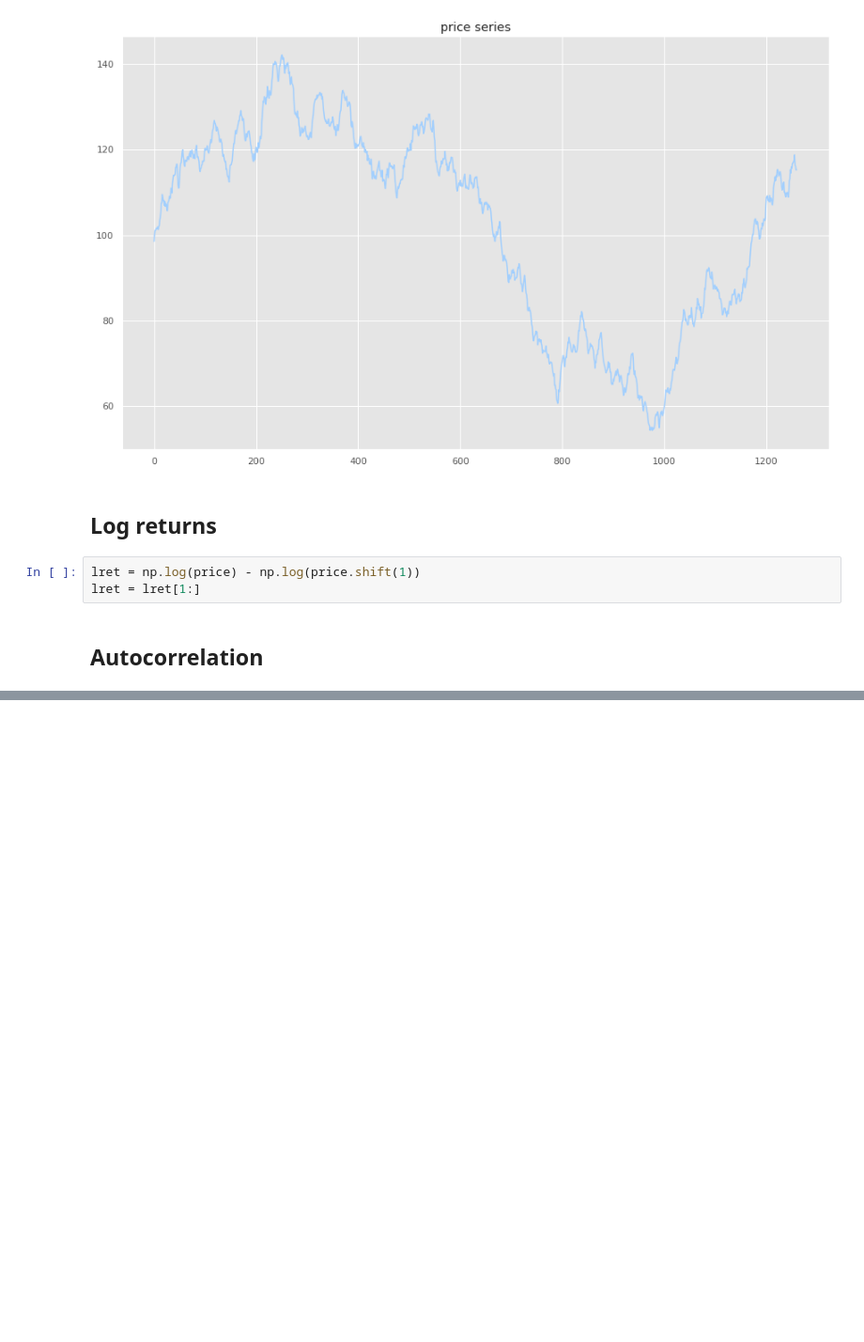
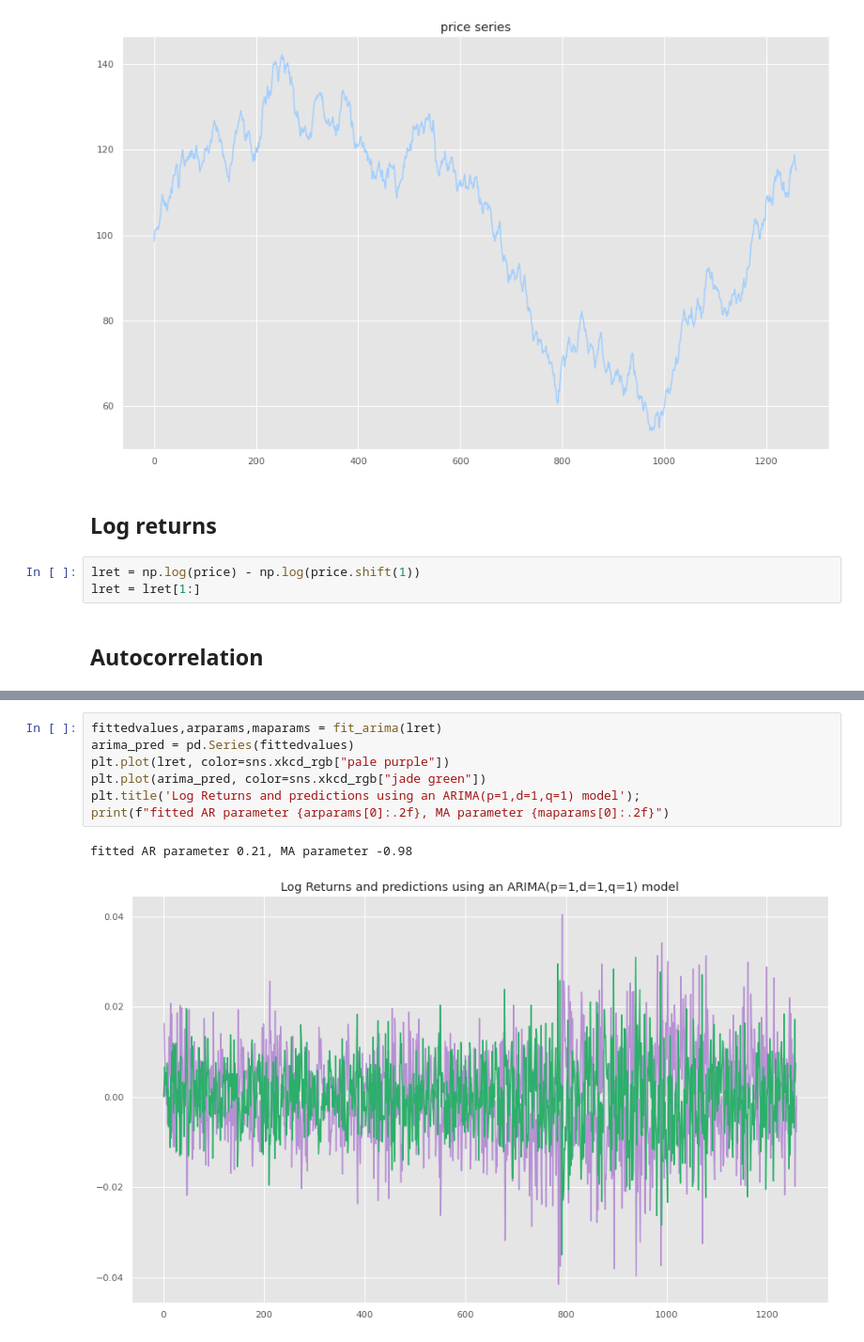
Before and after one commit to iamjakkie/quant_useful, a Jupyter notebook: Models/ARMA.ipynb, the cells around one changed output, grey strips where cells are left out. Shown: that part at 94% size. Drawn from its saved outputs; the diff is of its cells as text; blank space fills up the shorter version.

```diff
--- a/Models/ARMA.ipynb
+++ b/Models/ARMA.ipynb
@@ -43,0 +132,10 @@ _ = plot_acf(lret, lags=10, title='log ret')
+# %%
+fittedvalues,arparams,maparams = fit_arima(lret)
+arima_pred = pd.Series(fittedvalues)
+plt.plot(lret, color=sns.xkcd_rgb["pale purple"])
+plt.plot(arima_pred, color=sns.xkcd_rgb["jade green"])
+plt.title('Log Returns and predictions using an ARIMA(p=1,d=1,q=1) model');
+print(f"fitted AR parameter {arparams[0]:.2f}, MA parameter {maparams[0]:.2f}")
+# %% [output]
+fitted AR parameter 0.21, MA parameter -0.98
+[figure, added]
```
Also changed, not shown: parts of 13 cells of this notebook.
